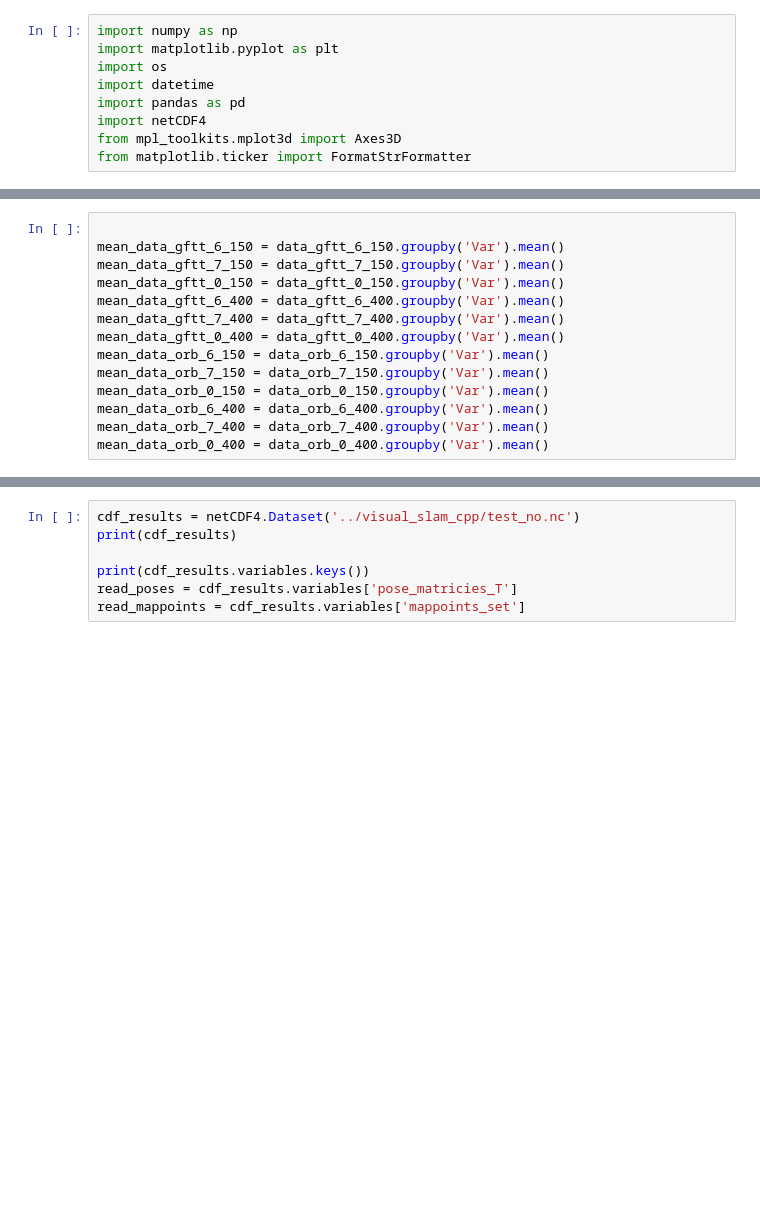
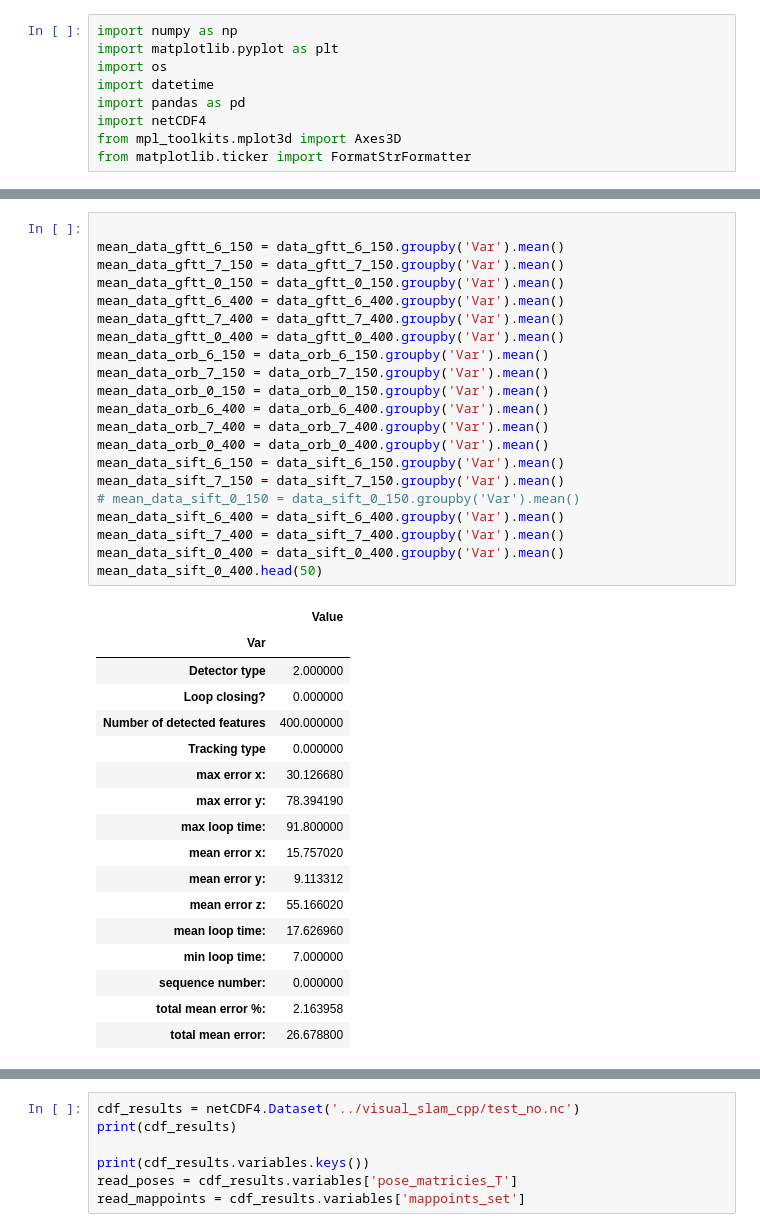
Before and after one commit to DizkiBorsuk/VisualSlam, a Jupyter notebook: scripts/result_analysis.ipynb, the cells around one changed output, grey strips where cells are left out. Saved outputs shown, nothing was run; the diff lists cells and outputs as text; blank space fills up the shorter version.

```diff
--- a/scripts/result_analysis.ipynb
+++ b/scripts/result_analysis.ipynb
@@ -38,14 +69,39 @@ data_orb_0_400.columns = ['Var', 'Value']
 # %%
 
 mean_data_gftt_6_150 = data_gftt_6_150.groupby('Var').mean()
 mean_data_gftt_7_150 = data_gftt_7_150.groupby('Var').mean()
 mean_data_gftt_0_150 = data_gftt_0_150.groupby('Var').mean()
 mean_data_gftt_6_400 = data_gftt_6_400.groupby('Var').mean()
 mean_data_gftt_7_400 = data_gftt_7_400.groupby('Var').mean()
 mean_data_gftt_0_400 = data_gftt_0_400.groupby('Var').mean()
 mean_data_orb_6_150 = data_orb_6_150.groupby('Var').mean()
 mean_data_orb_7_150 = data_orb_7_150.groupby('Var').mean()
 mean_data_orb_0_150 = data_orb_0_150.groupby('Var').mean()
 mean_data_orb_6_400 = data_orb_6_400.groupby('Var').mean()
 mean_data_orb_7_400 = data_orb_7_400.groupby('Var').mean()
 mean_data_orb_0_400 = data_orb_0_400.groupby('Var').mean()
+mean_data_sift_6_150 = data_sift_6_150.groupby('Var').mean()
+mean_data_sift_7_150 = data_sift_7_150.groupby('Var').mean()
+# mean_data_sift_0_150 = data_sift_0_150.groupby('Var').mean()
+mean_data_sift_6_400 = data_sift_6_400.groupby('Var').mean()
+mean_data_sift_7_400 = data_sift_7_400.groupby('Var').mean()
+mean_data_sift_0_400 = data_sift_0_400.groupby('Var').mean()
+mean_data_sift_0_400.head(50)
+# %% [output]
+|  | Value |
+| Var |  |
+| Detector type | 2.000000 |
+| Loop closing? | 0.000000 |
+| Number of detected features | 400.000000 |
+| Tracking type | 0.000000 |
+| max error x: | 30.126680 |
+| max error y: | 78.394190 |
+| max loop time: | 91.800000 |
+| mean error x: | 15.757020 |
+| mean error y: | 9.113312 |
+| mean error z: | 55.166020 |
+| mean loop time: | 17.626960 |
+| min loop time: | 7.000000 |
+| sequence number: | 0.000000 |
+| total mean error %: | 2.163958 |
+| total mean error: | 26.678800 |
```
Also changed, not shown: parts of 12 cells of this notebook, 9 other files.
